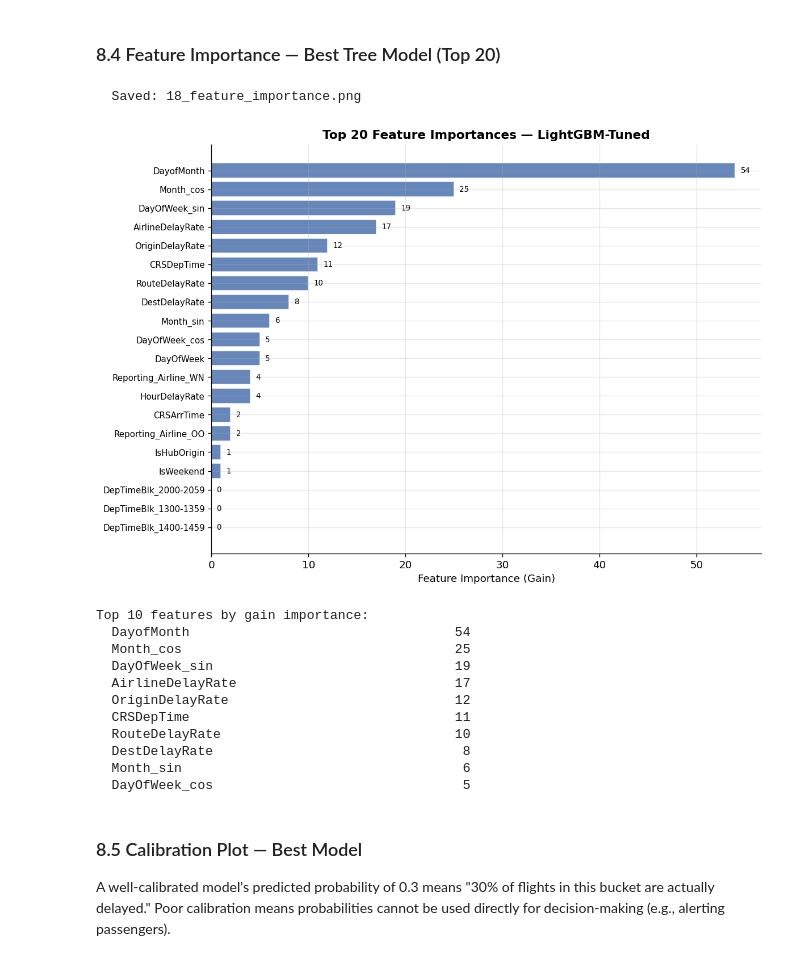
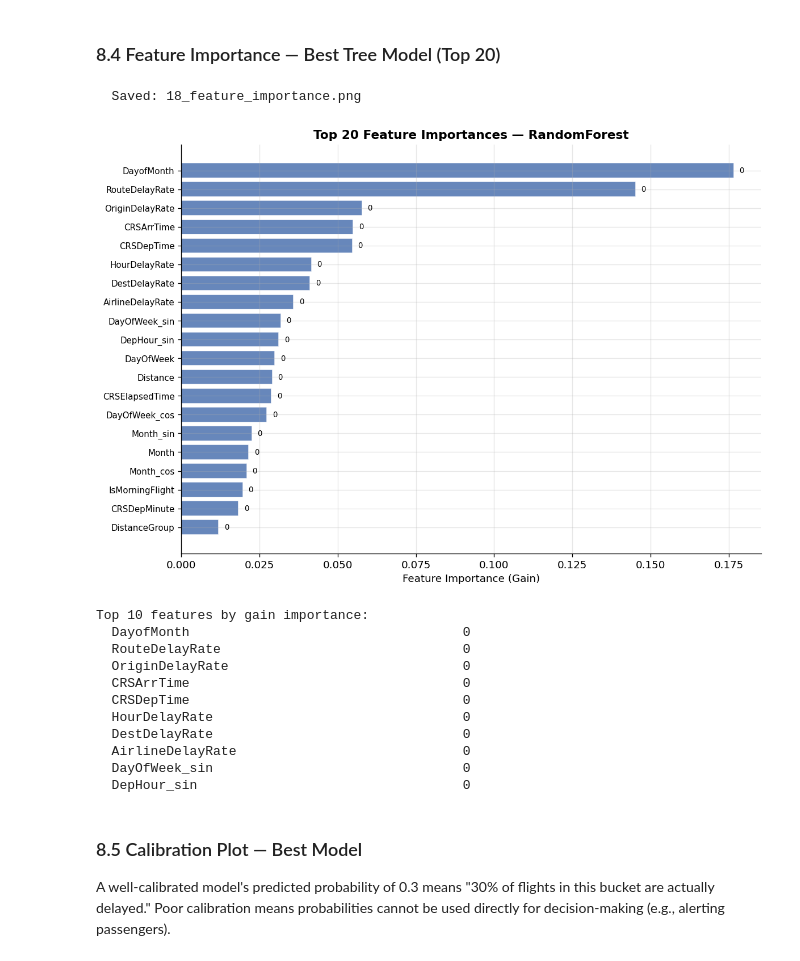
Before and after one commit to dilaracgrl/AviationPrediction-1, a Jupyter notebook: notebooks/04_modelling.ipynb, the cells around one changed output. Cells and saved outputs as stored; diff of their text form; code cells hidden in the pictures.

```diff
--- a/notebooks/04_modelling.ipynb
+++ b/notebooks/04_modelling.ipynb
@@ -86,10 +87,16 @@ feat_names = pd.read_parquet(PROCESSED / 'train_X.parquet').columns.tolist()
 n_neg, n_pos = (y_train == 0).sum(), (y_train == 1).sum()
 SCALE_POS_WEIGHT = n_neg / n_pos
 
+# Internal 90/10 split for LightGBM early stopping (keeps val untouched for fair model comparison)
+X_train_90, X_train_10, y_train_90, y_train_10 = train_test_split(
+    X_train, y_train, test_size=0.1, stratify=y_train, random_state=SEED
+)
+
 print(f'Train  : {X_train.shape}  delay={y_train.mean()*100:.1f}%')
 print(f'Val    : {X_val.shape}  delay={y_val.mean()*100:.1f}%')
 print(f'Test   : {X_test.shape}  delay={y_test.mean()*100:.1f}%')
 print(f'scale_pos_weight = {SCALE_POS_WEIGHT:.2f}  (n_neg/n_pos)')
+print(f'Early-stop holdout: 10% of train ({len(X_train_10):,} rows) for LightGBM only')
 # %% [output]
 Train  : (1610648, 59)  delay=19.7%
 Val    : (577496, 59)  delay=19.7%
@@ -123,6 +131,25 @@ def evaluate(name, y_true, y_prob, threshold=0.5):
     }
 
 
+def bootstrap_ci(y_true, y_prob, threshold=0.5, n_bootstrap=1000, seed=42, alpha=0.05):
+    """Bootstrap 95% CI for ROC-AUC and F1 on test set. Returns (roc_auc_ci, f1_ci)."""
+    rng = np.random.default_rng(seed)
+    n = len(y_true)
+    roc_aucs, f1s = [], []
+    for _ in range(n_bootstrap):
+        idx = rng.integers(0, n, size=n)
+        y_b, p_b = y_true[idx], y_prob[idx]
+        if np.unique(y_b).size < 2:
+            continue
+        roc_aucs.append(roc_auc_score(y_b, p_b))
+        f1s.append(f1_score(y_b, (p_b >= threshold).astype(int), zero_division=0))
+    roc_aucs, f1s = np.array(roc_aucs), np.array(f1s)
+    lo, hi = alpha / 2, 1 - alpha / 2
+    roc_ci = (float(np.percentile(roc_aucs, lo * 100)), float(np.percentile(roc_aucs, hi * 100)))
+    f1_ci = (float(np.percentile(f1s, lo * 100)), float(np.percentile(f1s, hi * 100)))
+    return roc_ci, f1_ci
+
+
 results_val  = []   # validation metrics — used for model selection
 results_test = []   # test metrics — touched only at end
 models       = {}   # name → fitted model
@@ -304,8 +331,8 @@ lgbm = lgb.LGBMClassifier(
 )
 
 lgbm.fit(
-    X_train, y_train,
-    eval_set=[(X_val, y_val)],
+    X_train_90, y_train_90,
+    eval_set=[(X_train_10, y_train_10)],
     eval_metric='auc',
     callbacks=[
         lgb.early_stopping(stopping_rounds=50, verbose=False),
@@ -470,8 +499,8 @@ for cfg in lgbm_grid:
         verbose=-1,
     )
     m.fit(
-        X_train, y_train,
-        eval_set=[(X_val, y_val)],
+        X_train_90, y_train_90,
+        eval_set=[(X_train_10, y_train_10)],
         eval_metric='auc',
         callbacks=[
             lgb.early_stopping(stopping_rounds=50, verbose=False),
@@ -682,11 +791,14 @@ True  Negatives (correct on-times) :  233,110
 # %% [markdown]
 ### 8.4 Feature Importance — Best Tree Model (Top 20)
 # %%
-# Use LightGBM-Tuned (or LightGBM) for feature importance
-tree_model_name = 'LightGBM-Tuned' if 'LightGBM-Tuned' in models else 'LightGBM'
-tree_model      = models[tree_model_name]
+# Use best model for feature importance (RF/LightGBM have feature_importances_)
+if hasattr(models.get(BEST_MODEL_NAME), 'feature_importances_'):
+    tree_model_name = BEST_MODEL_NAME
+else:
+    tree_model_name = 'LightGBM-Tuned' if 'LightGBM-Tuned' in models else 'LightGBM'
+tree_model = models[tree_model_name]
 
-# LightGBM uses gain-based importance by default
+# Tree models use gain/impurity-based importance
 importances = tree_model.feature_importances_
 feat_imp    = (
     pd.Series(importances, index=feat_names)
@@ -698,45 +810,45 @@ feat_imp    = (
 clean_names = [
     n.replace('scale__', '').replace('ohe__', '').replace('pass__', '')
     for n in feat_imp.index
 ]
 
 fig, ax = plt.subplots(figsize=(10, 7))
 bars = ax.barh(range(len(feat_imp)), feat_imp.values,
                color='#4C72B0', alpha=0.85, edgecolor='white')
 ax.set_yticks(range(len(feat_imp)))
 ax.set_yticklabels(clean_names, fontsize=9)
 ax.invert_yaxis()
 ax.set_xlabel('Feature Importance (Gain)')
 ax.set_title(f'Top 20 Feature Importances — {tree_model_name}',
              fontsize=13, fontweight='bold')
 
 for bar, val in zip(bars, feat_imp.values):
     ax.text(bar.get_width() + feat_imp.values.max() * 0.01,
             bar.get_y() + bar.get_height() / 2,
             f'{val:,.0f}', va='center', fontsize=8)
 
 plt.tight_layout()
 savefig('18_feature_importance.png')
 plt.show()
 
 print('Top 10 features by gain importance:')
 for name, val in feat_imp.head(10).items():
     clean = name.replace('scale__','').replace('ohe__','').replace('pass__','')
     print(f'  {clean:<35} {val:>10,.0f}')
 # %% [output]
   Saved: 18_feature_importance.png
-[figure, old version]
+[figure, new version]
 Top 10 features by gain importance:
-  DayofMonth                                  54
-  Month_cos                                   25
-  DayOfWeek_sin                               19
-  AirlineDelayRate                            17
-  OriginDelayRate                             12
-  CRSDepTime                                  11
-  RouteDelayRate                              10
-  DestDelayRate                                8
-  Month_sin                                    6
-  DayOfWeek_cos                                5
+  DayofMonth                                   0
+  RouteDelayRate                               0
+  OriginDelayRate                              0
+  CRSArrTime                                   0
+  CRSDepTime                                   0
+  HourDelayRate                                0
+  DestDelayRate                                0
+  AirlineDelayRate                             0
+  DayOfWeek_sin                                0
+  DepHour_sin                                  0
 # %% [markdown]
 ### 8.5 Calibration Plot — Best Model
 
```
Also changed, not shown: parts of 17 cells of this notebook, 25 other files.
